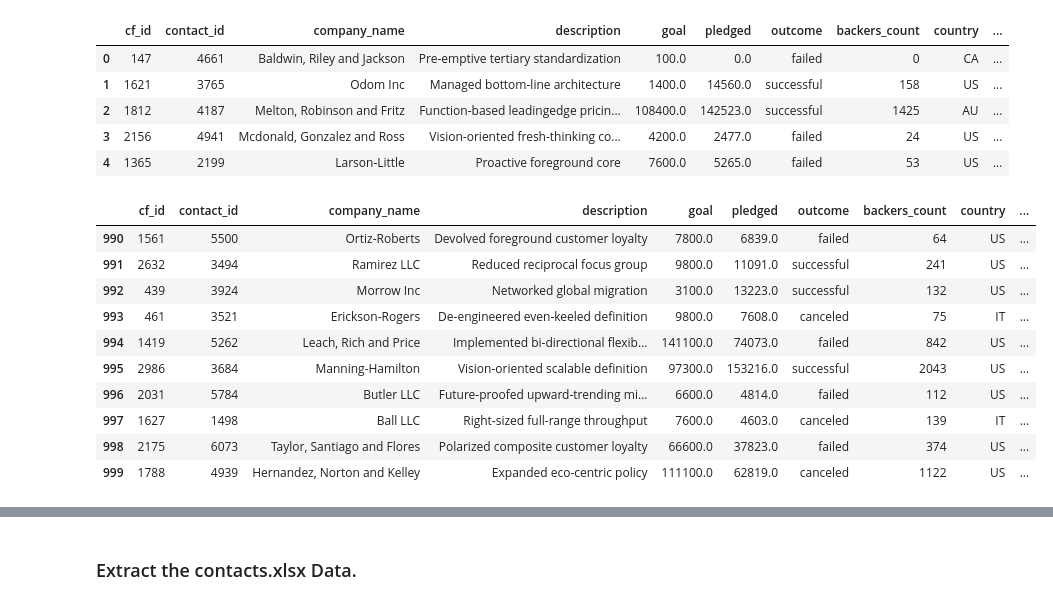
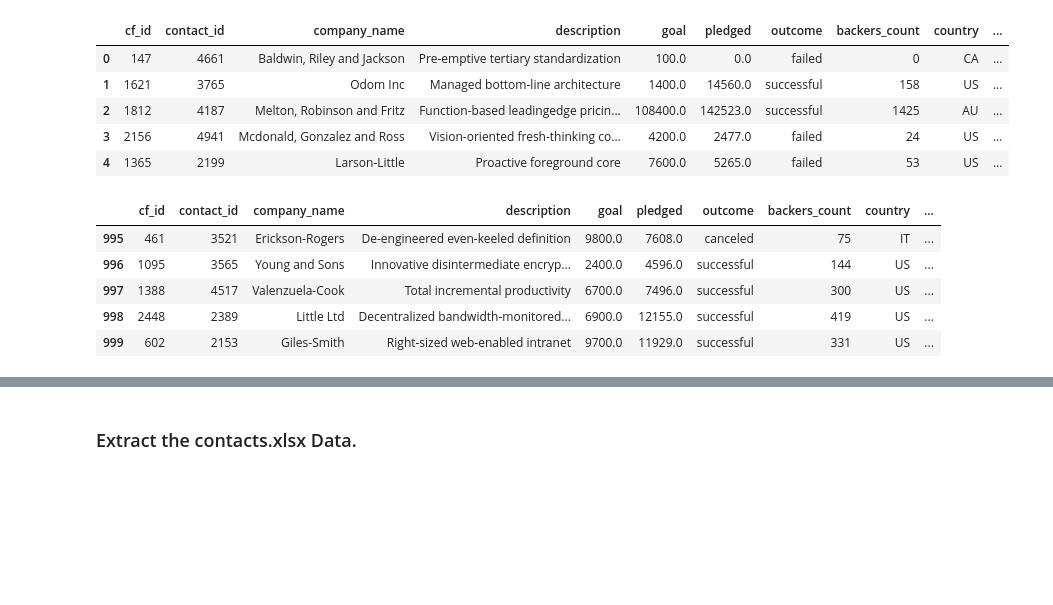
Before and after one commit to amshank1979/Crowdfunding_ETL, a Jupyter notebook: Starter_Files/ETL_Mini_Project_Starter_Code_a.shank_s.halliday.ipynb, the cells around one changed output, grey strips where cells are left out. Saved outputs shown, nothing was run; the diff lists cells and outputs as text; code cells hidden in the pictures; blank space fills up the shorter version.

Commit message:
Added Coding for Campaign DF

```diff
--- a/Starter_Files/ETL_Mini_Project_Starter_Code_a.shank_s.halliday.ipynb
+++ b/Starter_Files/ETL_Mini_Project_Starter_Code_a.shank_s.halliday.ipynb
@@ -62,5 +32,5 @@ Index(['cf_id', 'contact_id', 'company_name', 'blurb', 'goal', 'pledged',
 # %%
 # Assign the category and subcategory values to category and subcategory columns.
 crowdfunding_info_df[['category', 'subcategory']] = crowdfunding_info_df['category & sub-category']\
-    .str.split('/', expand=True)
+    .str.split('/', n=2, expand=True)
 crowdfunding_info_df.head(10)
@@ -199,6 +140,10 @@ campaign_df.head()
 | 4 | 1365 | 2199 | Larson-Little | Proactive foreground core | 7600 | 5265 | failed | 53 | US | ... |
 # %%
 # Rename the blurb, launched_at, and deadline columns.
+campaign_df.rename(columns={'blurb': 'description',
+                            'launched_at': 'launched_date',
+                            'deadline': 'end_date'}, inplace=True)
+campaign_df.head()
 # %% [output]
 |  | cf_id | contact_id | company_name | description | goal | pledged | outcome | backers_count | country | ... |
 | 0 | 147 | 4661 | Baldwin, Riley and Jackson | Pre-emptive tertiary standardization | 100 | 0 | failed | 0 | CA | ... |
@@ -208,3 +153,5 @@ campaign_df.head()
 | 4 | 1365 | 2199 | Larson-Little | Proactive foreground core | 7600 | 5265 | failed | 53 | US | ... |
 # %%
 # Convert the goal and pledged columns to a `float` data type.
+campaign_df[["goal","pledged"]] = \
+      campaign_df[["goal","pledged"]].astype('float')
@@ -239,6 +180,10 @@ dtype: object
 # %%
 # Format the launched_date and end_date columns to datetime format
 from datetime import datetime as dt
+campaign_df["launched_date"]=pd.to_datetime(campaign_df["launched_date"], unit="s").dt.strftime('%Y-%m-%d')
+campaign_df["end_date"]=pd.to_datetime(campaign_df["end_date"], unit="s").dt.strftime('%Y-%m-%d')
+campaign_df.head()
+# https://www.geeksforgeeks.org/using-pandas-to_datetime-with-timestamps/
 # %% [output]
 |  | cf_id | contact_id | company_name | description | goal | pledged | outcome | backers_count | country | ... |
 | 0 | 147 | 4661 | Baldwin, Riley and Jackson | Pre-emptive tertiary standardization | 100.0 | 0.0 | failed | 0 | CA | ... |
@@ -249,18 +194,13 @@ from datetime import datetime as dt
 # %%
 # Merge the campaign_df with the category_df on the "category" column and
 # the subcategory_df on the "subcategory" column.
-
-
-campaign_merged_df.tail(10)
+campaign_merged1_df = pd.merge(campaign_df, category_df, on='category')
+campaign_merged2_df = pd.merge(campaign_merged1_df, subcategory_df, on='subcategory')
+campaign_merged2_df.tail()
 # %% [output]
 |  | cf_id | contact_id | company_name | description | goal | pledged | outcome | backers_count | country | ... |
-| 990 | 1561 | 5500 | Ortiz-Roberts | Devolved foreground customer loyalty | 7800.0 | 6839.0 | failed | 64 | US | ... |
-| 991 | 2632 | 3494 | Ramirez LLC | Reduced reciprocal focus group | 9800.0 | 11091.0 | successful | 241 | US | ... |
-| 992 | 439 | 3924 | Morrow Inc | Networked global migration | 3100.0 | 13223.0 | successful | 132 | US | ... |
-| 993 | 461 | 3521 | Erickson-Rogers | De-engineered even-keeled definition | 9800.0 | 7608.0 | canceled | 75 | IT | ... |
-| 994 | 1419 | 5262 | Leach, Rich and Price | Implemented bi-directional flexib... | 141100.0 | 74073.0 | failed | 842 | US | ... |
-| 995 | 2986 | 3684 | Manning-Hamilton | Vision-oriented scalable definition | 97300.0 | 153216.0 | successful | 2043 | US | ... |
-| 996 | 2031 | 5784 | Butler LLC | Future-proofed upward-trending mi... | 6600.0 | 4814.0 | failed | 112 | US | ... |
-| 997 | 1627 | 1498 | Ball LLC | Right-sized full-range throughput | 7600.0 | 4603.0 | canceled | 139 | IT | ... |
-| 998 | 2175 | 6073 | Taylor, Santiago and Flores | Polarized composite customer loyalty | 66600.0 | 37823.0 | failed | 374 | US | ... |
-| 999 | 1788 | 4939 | Hernandez, Norton and Kelley | Expanded eco-centric policy | 111100.0 | 62819.0 | canceled | 1122 | US | ... |
+| 995 | 461 | 3521 | Erickson-Rogers | De-engineered even-keeled definition | 9800.0 | 7608.0 | canceled | 75 | IT | ... |
+| 996 | 1095 | 3565 | Young and Sons | Innovative disintermediate encryp... | 2400.0 | 4596.0 | successful | 144 | US | ... |
+| 997 | 1388 | 4517 | Valenzuela-Cook | Total incremental productivity | 6700.0 | 7496.0 | successful | 300 | US | ... |
+| 998 | 2448 | 2389 | Little Ltd | Decentralized bandwidth-monitored... | 6900.0 | 12155.0 | successful | 419 | US | ... |
+| 999 | 602 | 2153 | Giles-Smith | Right-sized web-enabled intranet | 9700.0 | 11929.0 | successful | 331 | US | ... |
```
Also changed, not shown: parts of 29 cells of this notebook, 1 other file.
